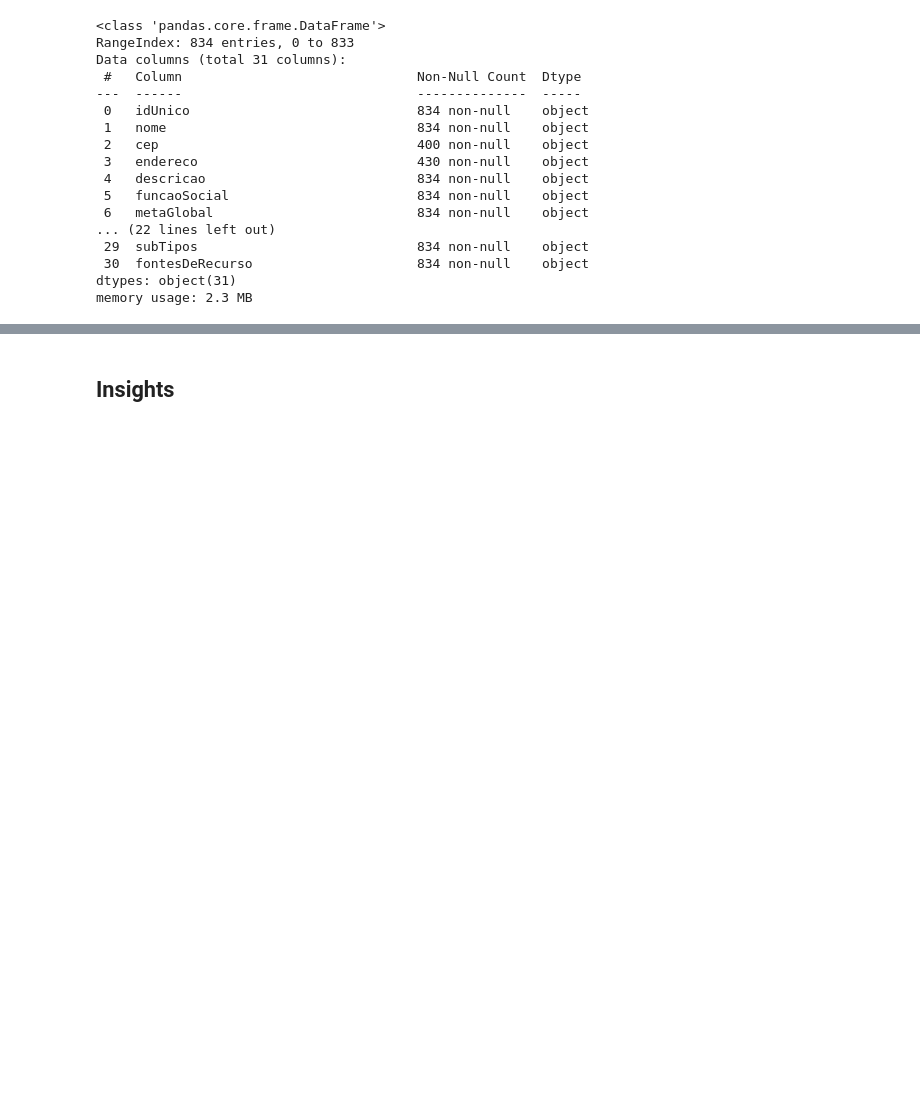
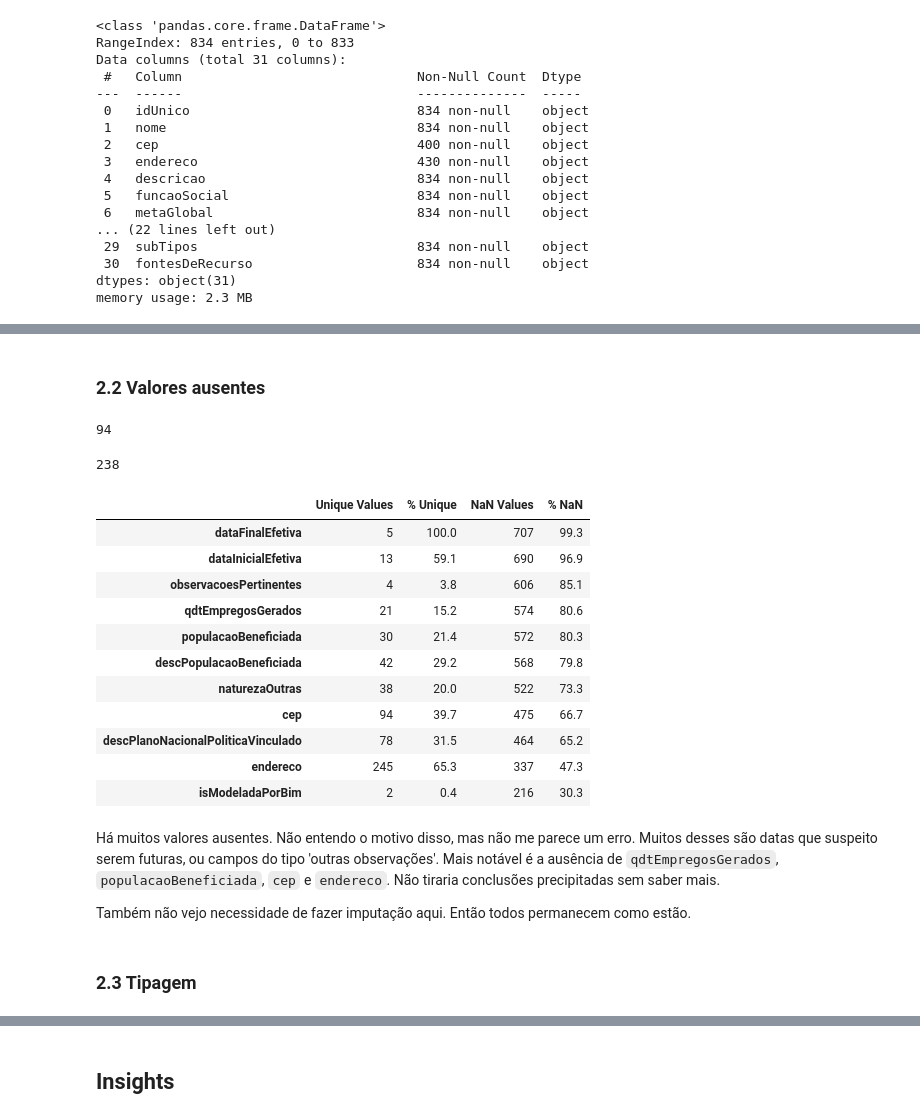
Before and after one commit to noah-art3mis/takehome-lablivre-analysis, a Jupyter notebook: takehome.ipynb, the cells around one changed output, grey strips where cells are left out. Drawn from its saved outputs; the diff is of its cells as text; code cells hidden in the pictures; blank space fills up the shorter version.

```diff
--- a/takehome.ipynb
+++ b/takehome.ipynb
@@ -93,4 +132,53 @@ df.head()
 | 2 | 1989.53-01 | Elaboração de projetos arquitetôn... | 1 | Campus Universitário Darcy Ribeir... | Contratação de empresa especializ... | Obras para unidades acadêmicas de... | Elaboração de projetos de engenha... | 2021-05-18 | ... |
 | 3 | 2004.53-58 | SISEG - Sistema integrado de segu... | 1 |  | implantação dos sistemas de monit... | implantação dos sistemas de monit... | Modernização do sistema de segura... | 2019-02-04 | ... |
 | 4 | 2617.53-02 | CENTRO DE FORMAÇÃO TECNOLOGICA - ... | 1 | Área Especial n° 01, Quadra 16, C... | construção um galpão com pé direi... | atender a comunidade acadêmica do... | aumentar a oferta de cursos técni... | 2020-12-01 | ... |
+# %% [markdown]
+### 2.2 Valores ausentes
+# %%
+# remover ceps preenchidos com 1 ou espaço.
+df["cep"] = df["cep"].str.replace(r"^1$", "", regex=True)
+df["cep"] = df["cep"].str.replace(r"\s+", "", regex=True).replace("", None)
+df["cep"] = df["cep"].str.replace("-", "")
+df["cep"] = df["cep"].str.replace(".", "")
+df['cep'].nunique()
+# %% [output]
+94
+# %%
+# remover enderecos preenchidos com 1 ou espaço.
+df["endereco"] = df["endereco"].str.strip()
+df["endereco"] = df["endereco"].str.replace(r"^1$", "", regex=True)
+df["endereco"] = df["endereco"].str.replace(r"^\s+$", "", regex=True).replace("", None)
+df['endereco'].nunique()
+# %% [output]
+238
+# %%
+# object_cols = df.drop(columns=nested_cols, axis=1)
+info_df = pd.DataFrame(
+    {
+        "Unique Values": object_cols.nunique(),
+        "% Unique": (object_cols.nunique() / object_cols.count() * 100).round(1),
+        "NaN Values": object_cols.isna().sum(),
+        "% NaN": (object_cols.isna().sum() / len(object_cols) * 100).round(1),
+    }
+)
+info_df[info_df["% NaN"] > 1].sort_values(by="% NaN", ascending=False)
+# %% [output]
+|  | Unique Values | % Unique | NaN Values | % NaN |
+| dataFinalEfetiva | 5 | 100.0 | 707 | 99.3 |
+| dataInicialEfetiva | 13 | 59.1 | 690 | 96.9 |
+| observacoesPertinentes | 4 | 3.8 | 606 | 85.1 |
+| qdtEmpregosGerados | 21 | 15.2 | 574 | 80.6 |
+| populacaoBeneficiada | 30 | 21.4 | 572 | 80.3 |
+| descPopulacaoBeneficiada | 42 | 29.2 | 568 | 79.8 |
+| naturezaOutras | 38 | 20.0 | 522 | 73.3 |
+| cep | 94 | 39.7 | 475 | 66.7 |
+| descPlanoNacionalPoliticaVinculado | 78 | 31.5 | 464 | 65.2 |
+| endereco | 245 | 65.3 | 337 | 47.3 |
+| isModeladaPorBim | 2 | 0.4 | 216 | 30.3 |
+# %% [markdown]
+Há muitos valores ausentes. Não entendo o motivo disso, mas não me parece um erro. Muitos desses são datas que suspeito serem futuras, ou campos do tipo 'outras observações'. Mais notável é a ausência de `qdtEmpregosGerados`, `populacaoBeneficiada`, `cep` e `endereco`. Não tiraria conclusões precipitadas sem saber mais.
+
+Também não vejo necessidade de fazer imputação aqui. Então todos permanecem como estão.
+# %% [markdown]
+### 2.3 Tipagem
 # %%
```
Also changed, not shown: parts of 46 cells of this notebook, 7 other files.
